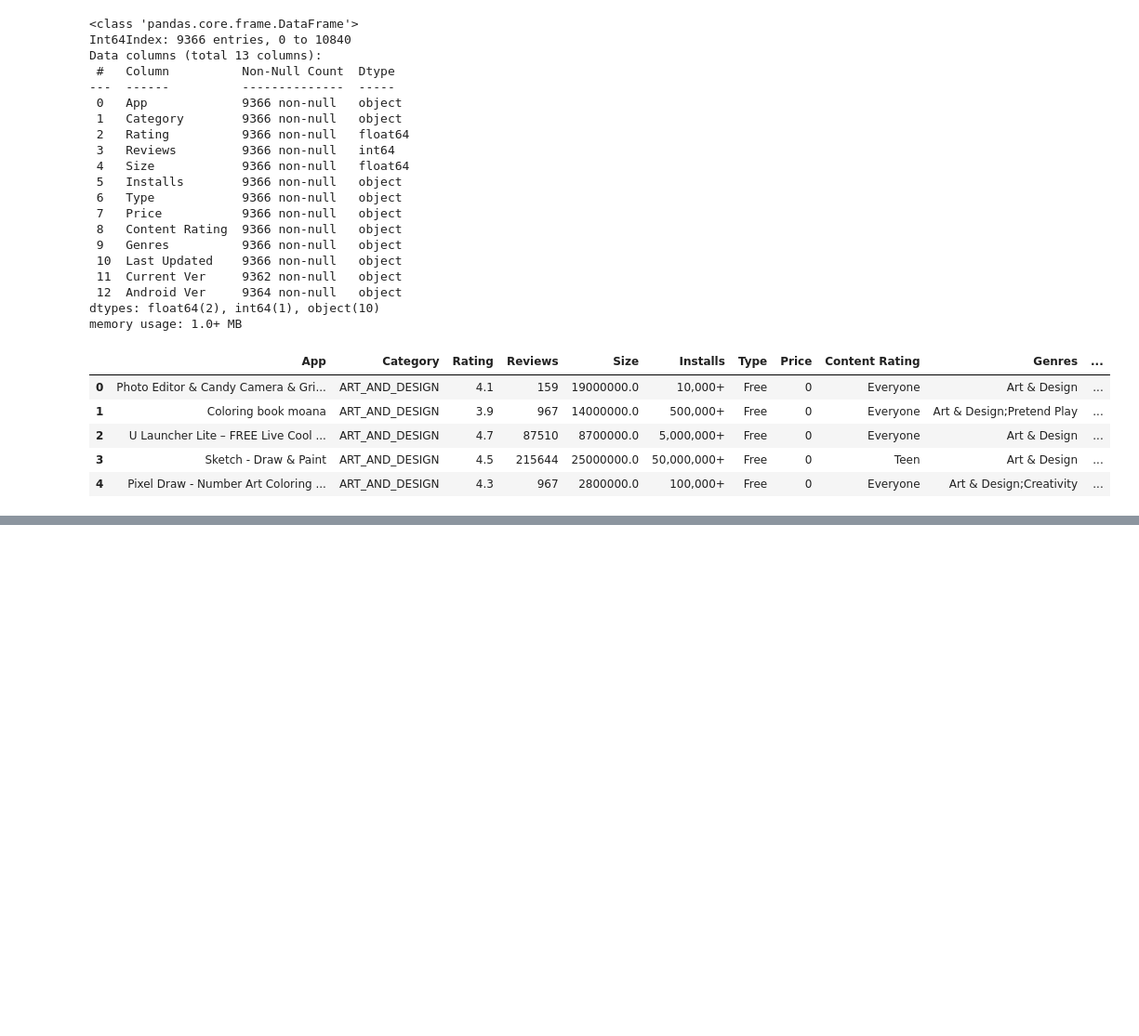
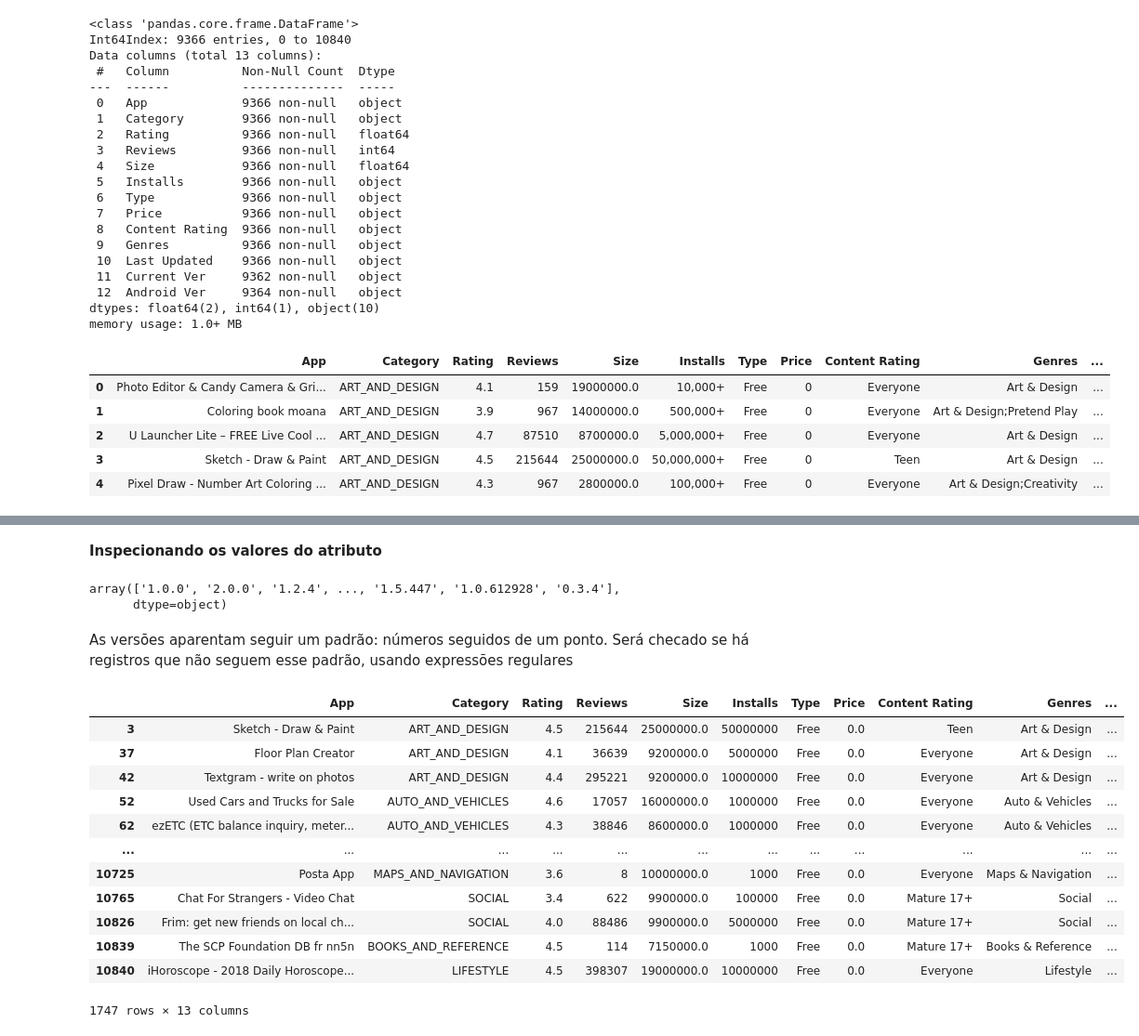
Before and after one commit to edmgjr/portifolio, a Jupyter notebook: Limpesa_e_preprocessamento_de_dados_googleplaystore.ipynb, the cells around one changed output, grey strips where cells are left out. Shown: that part at 93% size. Drawn from its saved outputs; the diff is of its cells as text; code cells hidden in the pictures; blank space fills up the shorter version.

```diff
--- a/Limpesa_e_preprocessamento_de_dados_googleplaystore.ipynb
+++ b/Limpesa_e_preprocessamento_de_dados_googleplaystore.ipynb
@@ -432,0 +687,3 @@ df.head()
+# %%
+#Convertendo para datetime
+df['Last Updated'] = pd.to_datetime(df['Last Updated'])
@@ -432,0 +704,2 @@ df.head()
+# %%
+df.fillna(value={'Current Ver': '1.0.0'}, inplace=True)
@@ -432,0 +727,30 @@ df.head()
+# %% [markdown]
+**Inspecionando os valores do atributo**
+# %%
+df['Current Ver'].unique()
+# %% [output]
+array(['1.0.0', '2.0.0', '1.2.4', ..., '1.5.447', '1.0.612928', '0.3.4'],
+      dtype=object)
+# %% [markdown]
+As versões aparentam seguir um padrão: números seguidos de um ponto. Será checado se há registros que não seguem esse padrão, usando expressões regulares
+# %%
+#padrão válido para as versões dos apps
+is_pattern = df['Current Ver'].str.match(r'^[0-9]+(\.[0-9]+)*$')
+
+is_not_pattern = ~is_pattern
+# %%
+df[is_not_pattern]
+# %% [output]
+|  | App | Category | Rating | Reviews | Size | Installs | Type | Price | Content Rating | Genres | ... |
+| 3 | Sketch - Draw & Paint | ART_AND_DESIGN | 4.5 | 215644 | 25000000.0 | 50000000 | Free | 0.0 | Teen | Art & Design | ... |
+| 37 | Floor Plan Creator | ART_AND_DESIGN | 4.1 | 36639 | 9200000.0 | 5000000 | Free | 0.0 | Everyone | Art & Design | ... |
+| 42 | Textgram - write on photos | ART_AND_DESIGN | 4.4 | 295221 | 9200000.0 | 10000000 | Free | 0.0 | Everyone | Art & Design | ... |
+| 52 | Used Cars and Trucks for Sale | AUTO_AND_VEHICLES | 4.6 | 17057 | 16000000.0 | 1000000 | Free | 0.0 | Everyone | Auto & Vehicles | ... |
+| 62 | ezETC (ETC balance inquiry, meter... | AUTO_AND_VEHICLES | 4.3 | 38846 | 8600000.0 | 1000000 | Free | 0.0 | Everyone | Auto & Vehicles | ... |
+| ... | ... | ... | ... | ... | ... | ... | ... | ... | ... | ... | ... |
+| 10725 | Posta App | MAPS_AND_NAVIGATION | 3.6 | 8 | 10000000.0 | 1000 | Free | 0.0 | Everyone | Maps & Navigation | ... |
+| 10765 | Chat For Strangers - Video Chat | SOCIAL | 3.4 | 622 | 9900000.0 | 100000 | Free | 0.0 | Mature 17+ | Social | ... |
+| 10826 | Frim: get new friends on local ch... | SOCIAL | 4.0 | 88486 | 9900000.0 | 5000000 | Free | 0.0 | Mature 17+ | Social | ... |
+| 10839 | The SCP Foundation DB fr nn5n | BOOKS_AND_REFERENCE | 4.5 | 114 | 7150000.0 | 1000 | Free | 0.0 | Mature 17+ | Books & Reference | ... |
+| 10840 | iHoroscope - 2018 Daily Horoscope... | LIFESTYLE | 4.5 | 398307 | 19000000.0 | 10000000 | Free | 0.0 | Everyone | Lifestyle | ... |
+1747 rows × 13 columns
```
Also changed, not shown: parts of 59 cells of this notebook.
